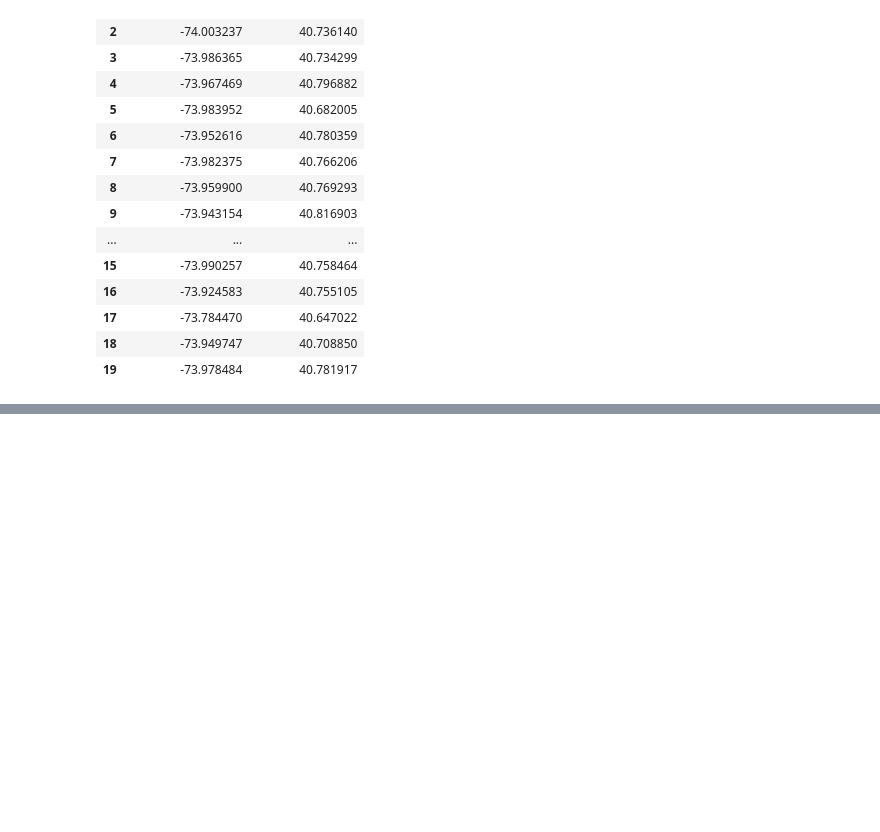
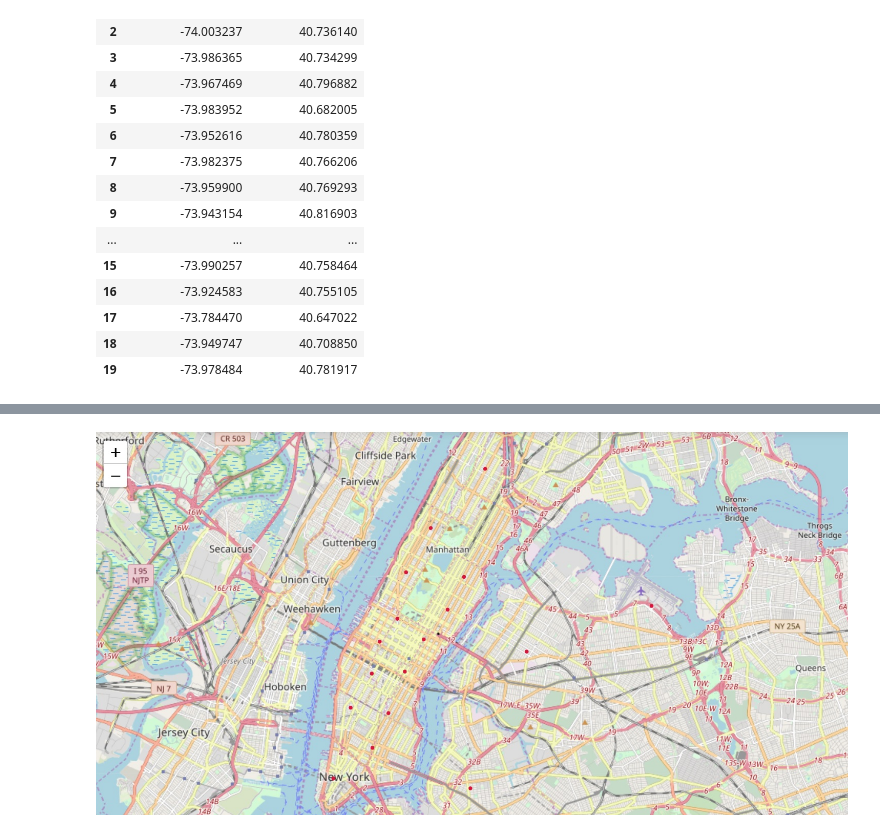
Before and after one commit to hackintoday/NYC-Taxi-Trips-2016-Duration-Project, a Jupyter notebook: NYC Taxi Trip Duration Project EDA.ipynb, the cells around one changed output, grey strips where cells are left out. Saved outputs shown, nothing was run; the diff lists cells and outputs as text; code cells hidden in the pictures; blank space fills up the shorter version.

```diff
--- a/NYC Taxi Trip Duration Project EDA.ipynb
+++ b/NYC Taxi Trip Duration Project EDA.ipynb
@@ -449,3 +528,9 @@ m
 centroid_pickups.to_csv("centroids.csv")
 #from numpy import genfromtxt
 #my_data = genfromtxt('my_file.csv', delimiter=',')
+# %%
+#Here's a screen capture for your convenience
+from IPython.display import Image
+Image(filename='mapcapture.jpg')
+# %% [output]
+[figure, added]
```
Also changed, not shown: parts of 10 cells of this notebook.
